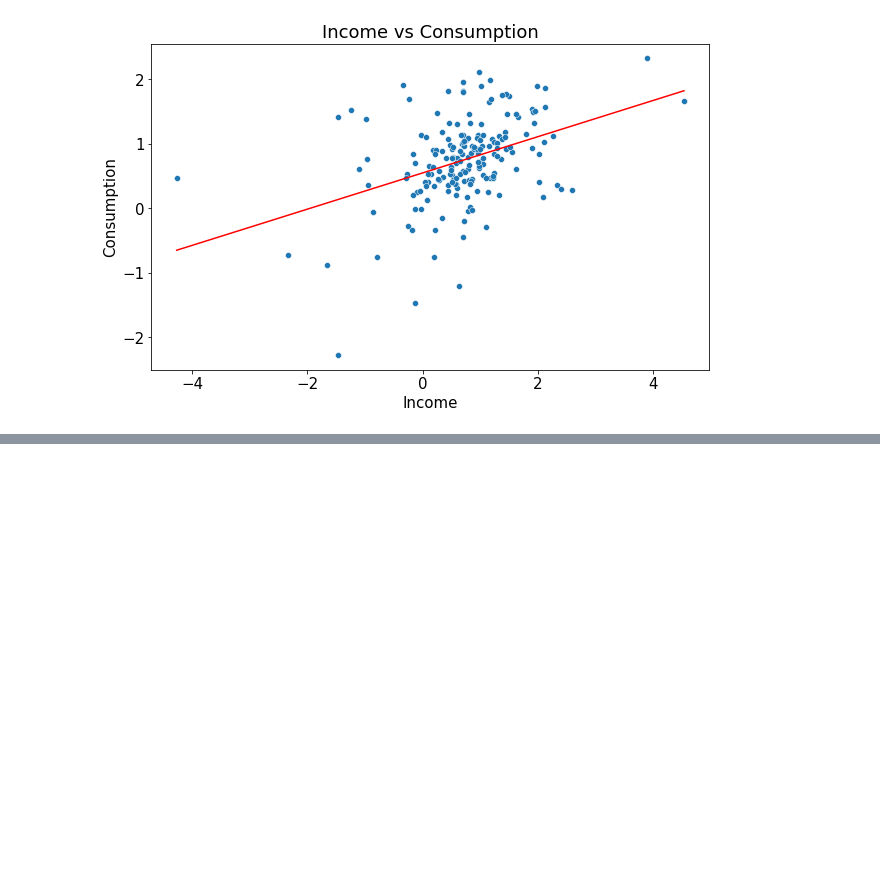
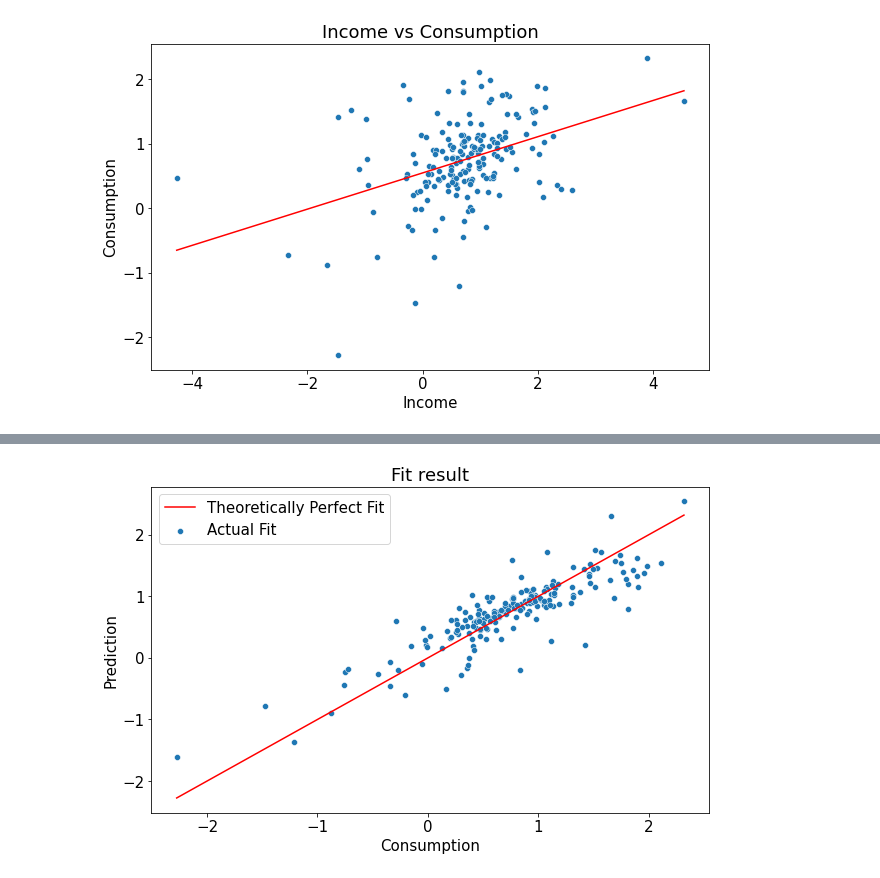
Before and after one commit to marcelns/time-series, a Jupyter notebook: exercises/intro.ipynb, the cells around one changed output, grey strips where cells are left out. Saved outputs shown, nothing was run; the diff lists cells and outputs as text; code cells hidden in the pictures; blank space fills up the shorter version.

Commit message:
First model
First linear regression model. Next: select the least square variables.

```diff
--- a/exercises/intro.ipynb
+++ b/exercises/intro.ipynb
@@ -129,0 +139,21 @@ Period('2005Q4', 'Q-DEC')
+# %%
+# Adjusting the model
+y = uschange_data.iloc[:,0].to_numpy()
+X = uschange_data.loc[:,['Income', 'Production', 'Savings', 'Unemployment']].to_numpy()
+X = sm.add_constant(X)
+
+model = sm.OLS(endog = y, exog = X)
+result_model = model.fit()
+# print(result_model.summary())
+# %%
+# Fit results plot
+comparative_data = pd.DataFrame(np.array([y,y_pred]).T, columns = ['Consumption', 'Prediction'], index = quarters)
+
+x_line = np.linspace(comparative_data['Consumption'].max(),comparative_data['Consumption'].min(), 10)
+sns.scatterplot(data = comparative_data,x = 'Consumption',y = 'Prediction', label = 'Actual Fit')
+plt.plot(x_line,x_line, color = 'red', label = 'Theoretically Perfect Fit')
+plt.title('Fit result')
+plt.legend();
+px.line(comparative_data,x = uschange_data.index, y =  ['Consumption', 'Prediction'],
+        title = 'US real personal consumption expenditure prediction')
+# %% [output]
@@ -129,0 +161 @@ Period('2005Q4', 'Q-DEC')
+[figure, added]
```
Also changed, not shown: parts of 11 cells of this notebook, 3 other files.
